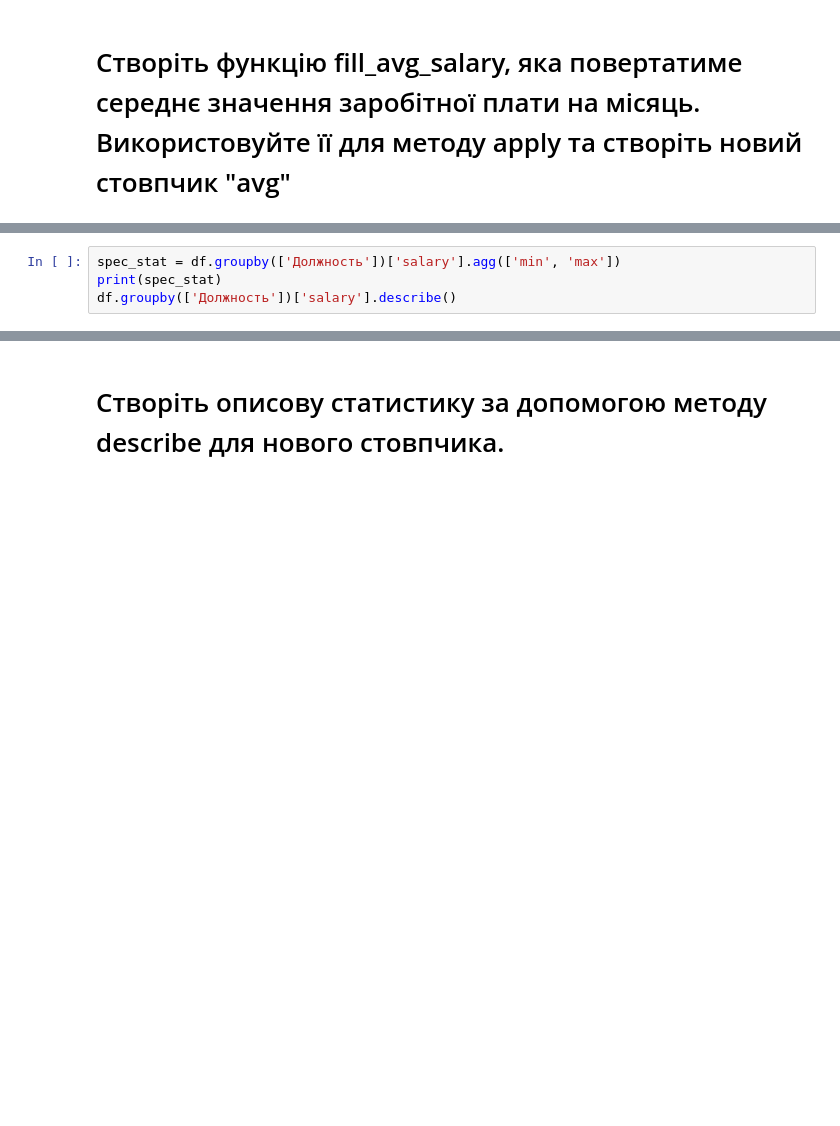
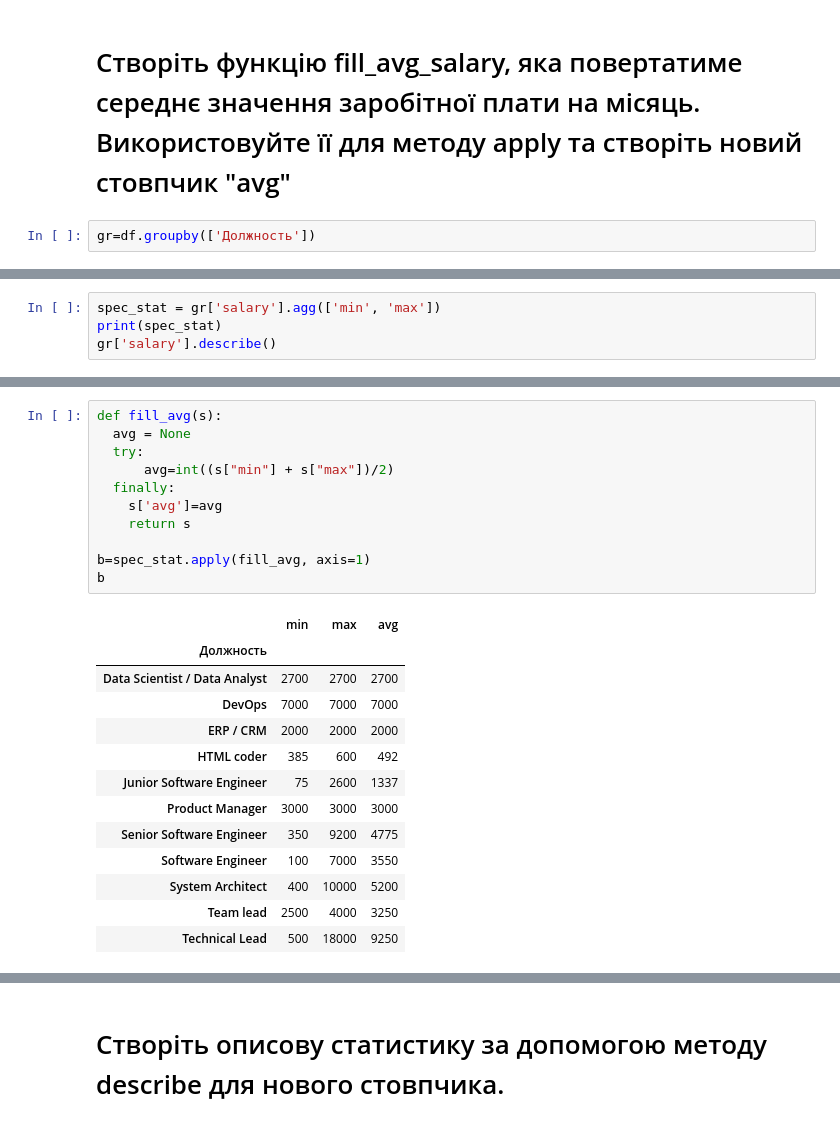
Before and after one commit to lexxai/goit_python_ds_hw_02, a Jupyter notebook: Hw2.2.ipynb, the cells around one changed output, grey strips where cells are left out. Cells and saved outputs as stored; diff of their text form; blank space fills up the shorter version.

```diff
--- a/Hw2.2.ipynb
+++ b/Hw2.2.ipynb
@@ -275,2 +266,4 @@ time: 18.7 ms (started: 2024-01-06 14:34:11 +00:00)
 # %% [markdown]
 # Створіть функцію fill_avg_salary, яка повертатиме середнє значення заробітної плати на місяць. Використовуйте її для методу apply та створіть новий стовпчик "avg"
+# %%
+gr=df.groupby(['Должность'])
@@ -317,7 +306,7 @@ time: 12.5 ms (started: 2024-01-06 16:16:57 +00:00)
 # %%
-spec_stat = df.groupby(['Должность'])['salary'].agg(['min', 'max'])
+spec_stat = gr['salary'].agg(['min', 'max'])
 print(spec_stat)
-df.groupby(['Должность'])['salary'].describe()
+gr['salary'].describe()
 # %% [output]
                                 min    max
 Должность
@@ -392,0 +382,25 @@ time: 7.85 s (started: 2024-01-06 14:34:15 +00:00)
+# %%
+def fill_avg(s):
+  avg = None
+  try:
+      avg=int((s["min"] + s["max"])/2)
+  finally:
+    s['avg']=avg
+    return s
+
+b=spec_stat.apply(fill_avg, axis=1)
+b
+# %% [output]
+|  | min | max | avg |
+| Должность |  |  |  |
+| Data Scientist / Data Analyst | 2700 | 2700 | 2700 |
+| DevOps | 7000 | 7000 | 7000 |
+| ERP / CRM | 2000 | 2000 | 2000 |
+| HTML coder | 385 | 600 | 492 |
+| Junior Software Engineer | 75 | 2600 | 1337 |
+| Product Manager | 3000 | 3000 | 3000 |
+| Senior Software Engineer | 350 | 9200 | 4775 |
+| Software Engineer | 100 | 7000 | 3550 |
+| System Architect | 400 | 10000 | 5200 |
+| Team lead | 2500 | 4000 | 3250 |
+| Technical Lead | 500 | 18000 | 9250 |
```
Also changed, not shown: parts of 29 cells of this notebook.
